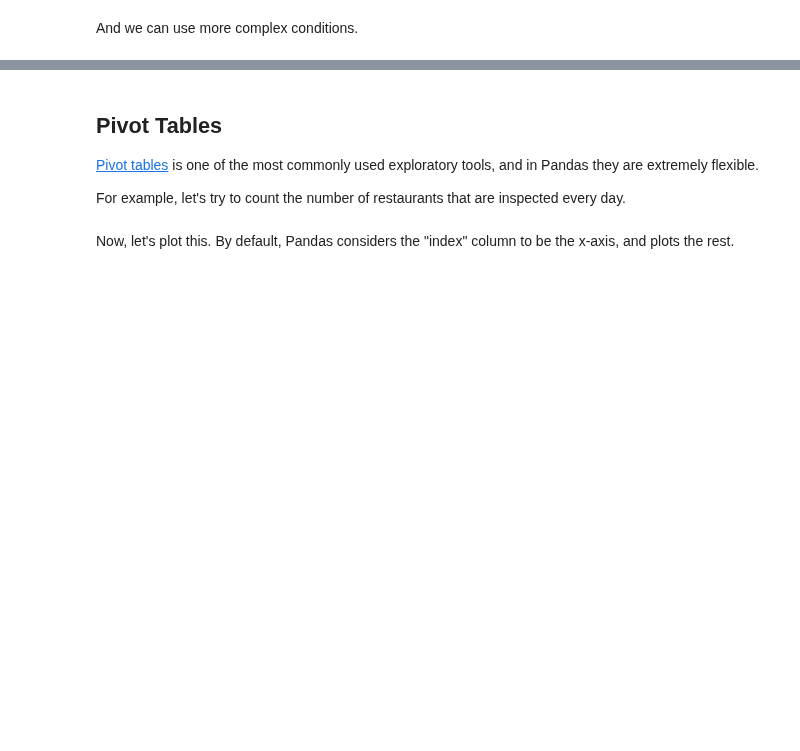
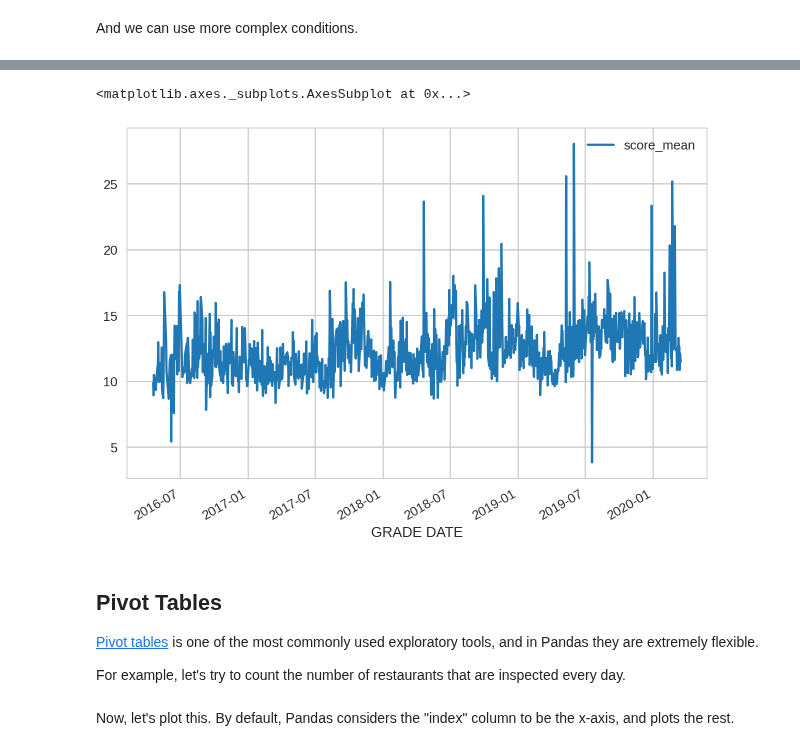
Before and after one commit to ipeirotis/dealing_with_data, a Jupyter notebook: 03-Pandas/A1-Introduction_to_Pandas_with_Examples.ipynb, the cells around one changed output, grey strips where cells are left out. Saved outputs shown, nothing was run; the diff lists cells and outputs as text; code cells hidden in the pictures; blank space fills up the shorter version.

```diff
--- a/03-Pandas/A1-Introduction_to_Pandas_with_Examples.ipynb
+++ b/03-Pandas/A1-Introduction_to_Pandas_with_Examples.ipynb
@@ -357,3 +849,18 @@ has_mice_10012["DBA"].value_counts()[20::-1].plot(kind="barh")
+# %%
+(
+  restaurants
+  .groupby('GRADE DATE')
+  .agg(
+      score_mean = ('SCORE', 'mean'), # calculate the aveage score for the date
+      graded_restaurants = ('CAMIS', 'nunique') # and the number of restaurants
+    )
+  .query('graded_restaurants>10') # keep only days with at least 10 graded restauranta
+  .filter(items=['score_mean']) # we only want to plot the score
+  .plot()
+)
+# %% [output]
+<matplotlib.axes._subplots.AxesSubplot at 0x...>
+[figure, added]
 # %% [markdown]
 ## Pivot Tables
 
```
Also changed, not shown: parts of 68 cells of this notebook.
